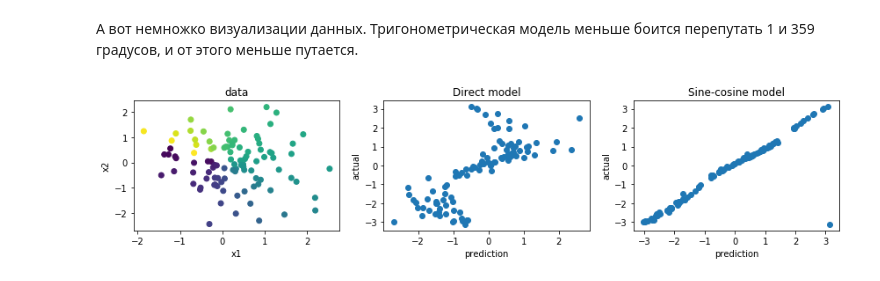
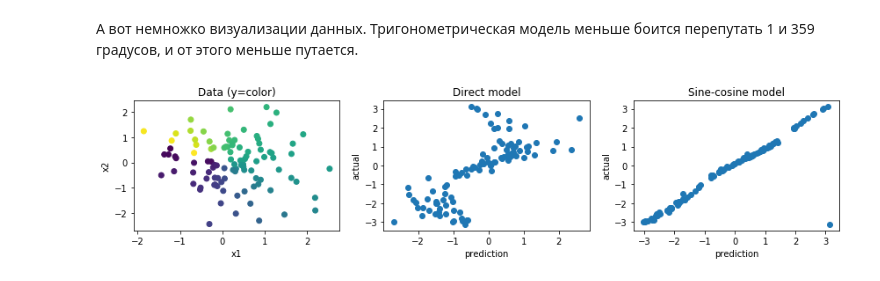
Before and after one commit to avidale/weirdMath, a Jupyter notebook: predict_angle.ipynb, the cells around one changed output. Saved outputs shown, nothing was run; the diff lists cells and outputs as text; code cells hidden in the pictures.

Commit message:
ing title

```diff
--- a/predict_angle.ipynb
+++ b/predict_angle.ipynb
@@ -41,16 +41,16 @@ print(r2_score(y, y_trig_pred))   # R^2 about 0.85
 # %%
 import matplotlib.pyplot as plt
 %matplotlib inline
 plt.figure(figsize=(12, 3))
 plt.subplot(1,3,1)
 plt.scatter(X[:,0], X[:,1], c=y)
-plt.title('data'); plt.xlabel('x1'); plt.ylabel('x2')
+plt.title('Data (y=color)'); plt.xlabel('x1'); plt.ylabel('x2')
 plt.subplot(1,3,2)
 plt.scatter(y_simple_pred, y)
 plt.title('Direct model'); plt.xlabel('prediction'); plt.ylabel('actual')
 plt.subplot(1,3,3)
 plt.scatter(y_trig_pred, y)
 plt.title('Sine-cosine model'); plt.xlabel('prediction'); plt.ylabel('actual')
 plt.tight_layout();
 # %% [output]
-[figure, old version]
+[figure, new version]
```
